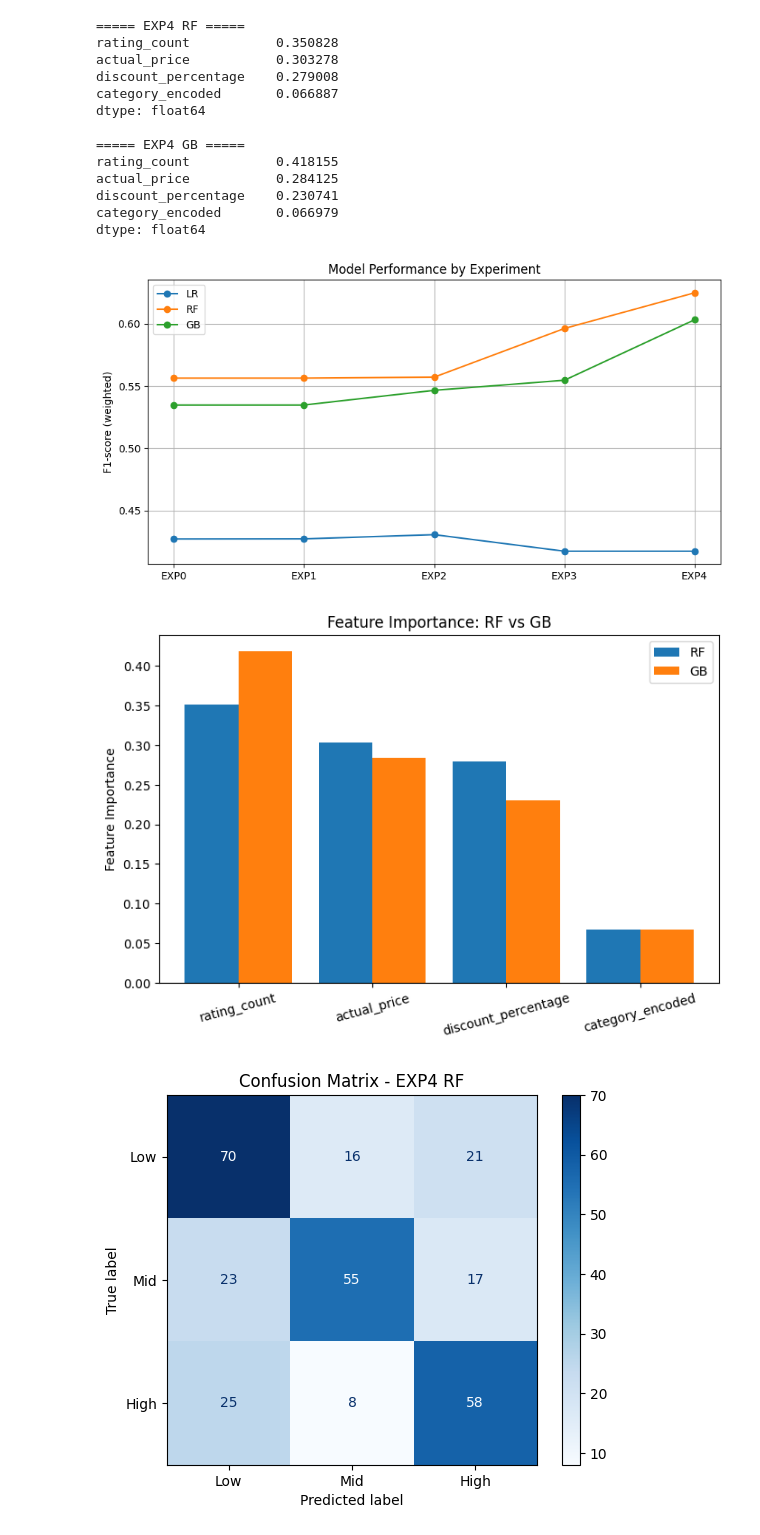
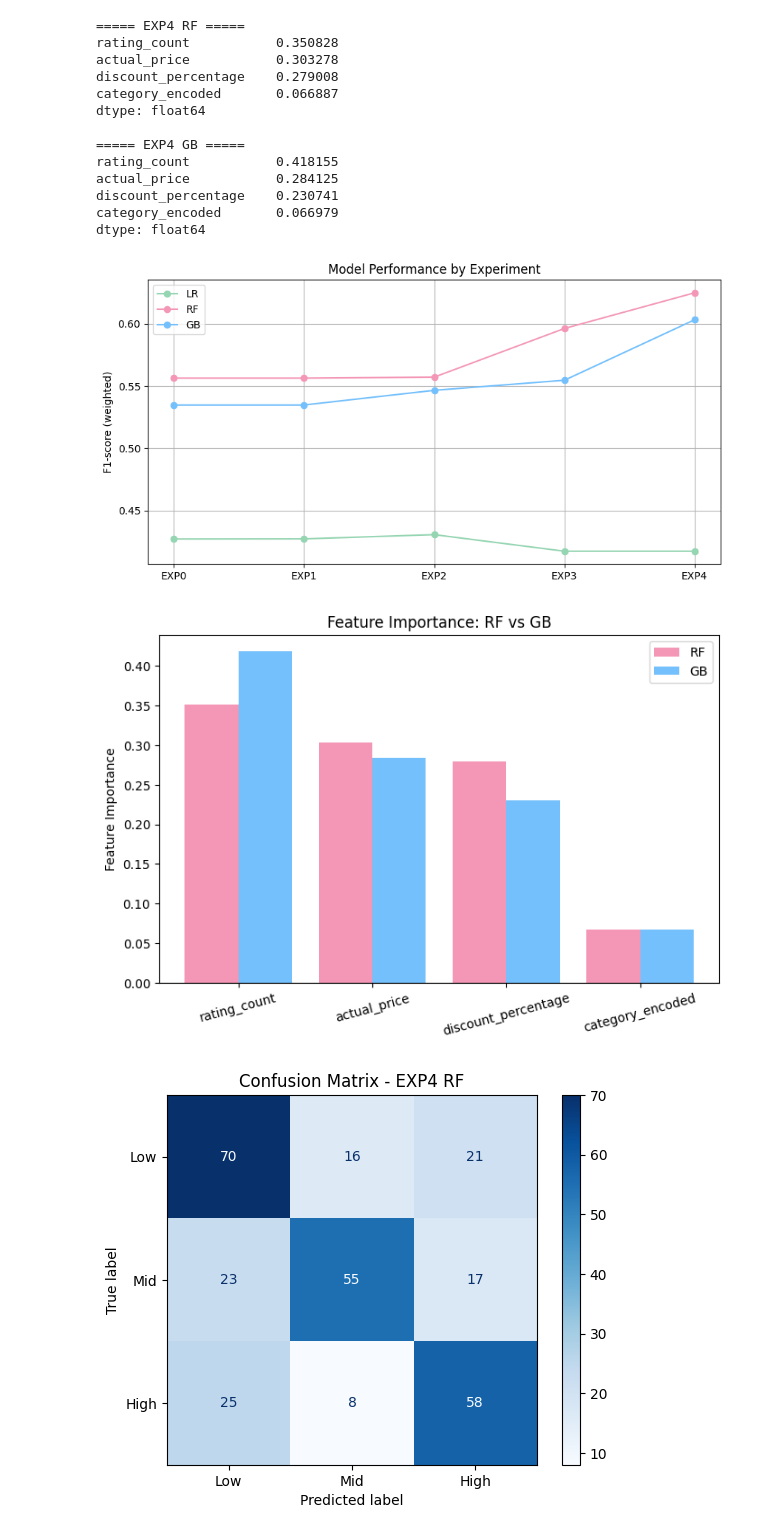
Before and after one commit to user-hjjoo/dacos-team3-toyproject, a Jupyter notebook: notebooks/02_modeling.ipynb, the cells around one changed output. Saved outputs shown, nothing was run; the diff lists cells and outputs as text; code cells hidden in the pictures.

```diff
--- a/notebooks/02_modeling.ipynb
+++ b/notebooks/02_modeling.ipynb
@@ -342,9 +342,9 @@ x = np.arange(len(experiments))
 width = 0.25
 
 plt.figure(figsize=(10, 5))
-plt.plot(experiments, lr_f1, marker='o', label='LR')
-plt.plot(experiments, rf_f1, marker='o', label='RF')
-plt.plot(experiments, gb_f1, marker='o', label='GB')
+plt.plot(experiments, lr_f1, marker='o', label='LR', color='#95D5B2')
+plt.plot(experiments, rf_f1, marker='o', label='RF', color='#F497B6')
+plt.plot(experiments, gb_f1, marker='o', label='GB', color='#74C0FC')
 
 plt.ylabel('F1-score (weighted)')
 plt.title('Model Performance by Experiment')
@@ -354,26 +354,26 @@ plt.show()
 
 #인사이트: 실험 3에서 category 추가 시 RF, GB가 급격히 오르는 반면 LR은 변화 없는 게 시각적으로 명확하게 드러남. "카테고리는 비선형 모델에서만 유효한 피처"라는 결론이 보임.
 # %% [output]
-[figure, old version]
+[figure, new version]
 # %%
 #2. 피처 중요도 비교 (RF vs GB)
 features = ['rating_count', 'actual_price', 'discount_percentage', 'category_encoded']
 rf_importance = [0.350828, 0.303278, 0.279008, 0.066887]
 gb_importance = [0.418155, 0.284125, 0.230741, 0.066979]
 
 x = np.arange(len(features))
 plt.figure(figsize=(8, 5))
-plt.bar(x - 0.2, rf_importance, 0.4, label='RF')
-plt.bar(x + 0.2, gb_importance, 0.4, label='GB')
+plt.bar(x - 0.2, rf_importance, 0.4, label='RF', color='#F497B6')
+plt.bar(x + 0.2, gb_importance, 0.4, label='GB',color='#74C0FC')
 plt.xticks(x, features, rotation=15)
 plt.ylabel('Feature Importance')
 plt.title('Feature Importance: RF vs GB')
 plt.legend()
 plt.show()
 
 #인사이트: 두 모델 모두 순위가 동일해서 "rating_count가 평점 예측의 핵심 피처"라는 결론의 신뢰도가 높아짐. 그리고 category는 두 모델 모두 7%로 낮은데, 성능은 올렸다는 점에서 "보조적이지만 유의미한 피처"라고 설명할 수 있음.
 # %% [output]
-[figure, old version]
+[figure, new version]
 # %%
 #3. Confusion Matrix - 최종 모델 exp4의 rf
 from sklearn.metrics import ConfusionMatrixDisplay, confusion_matrix
```
Also changed, not shown: parts of 1 cell of this notebook, 2 other files.
